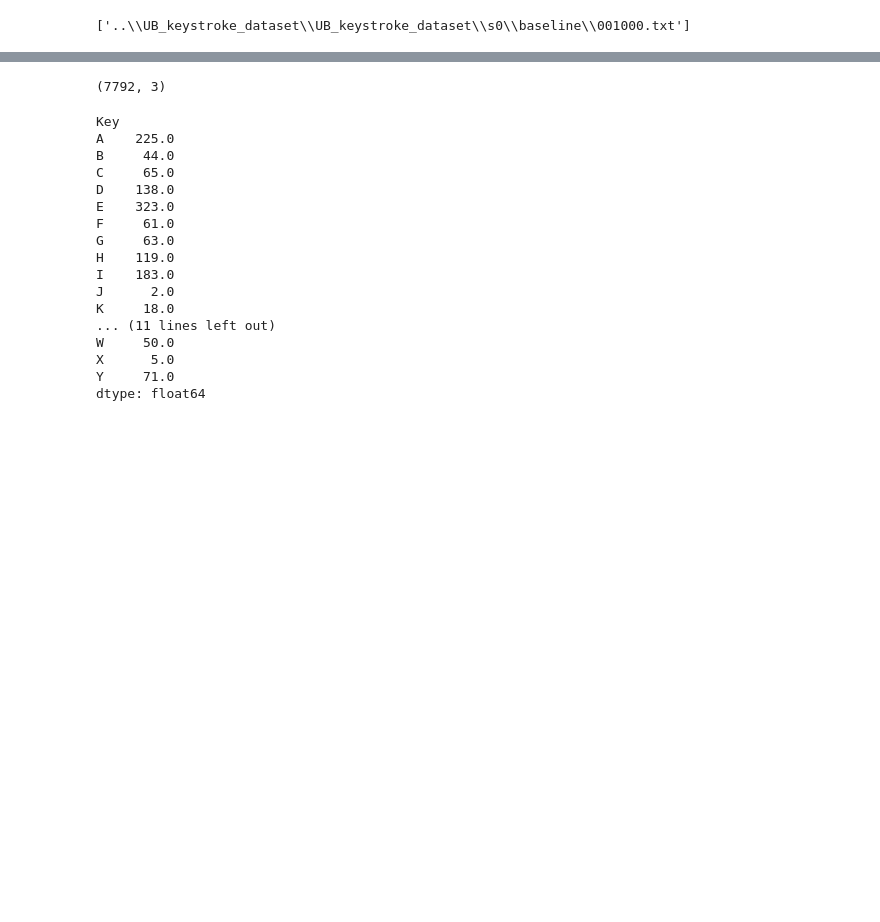
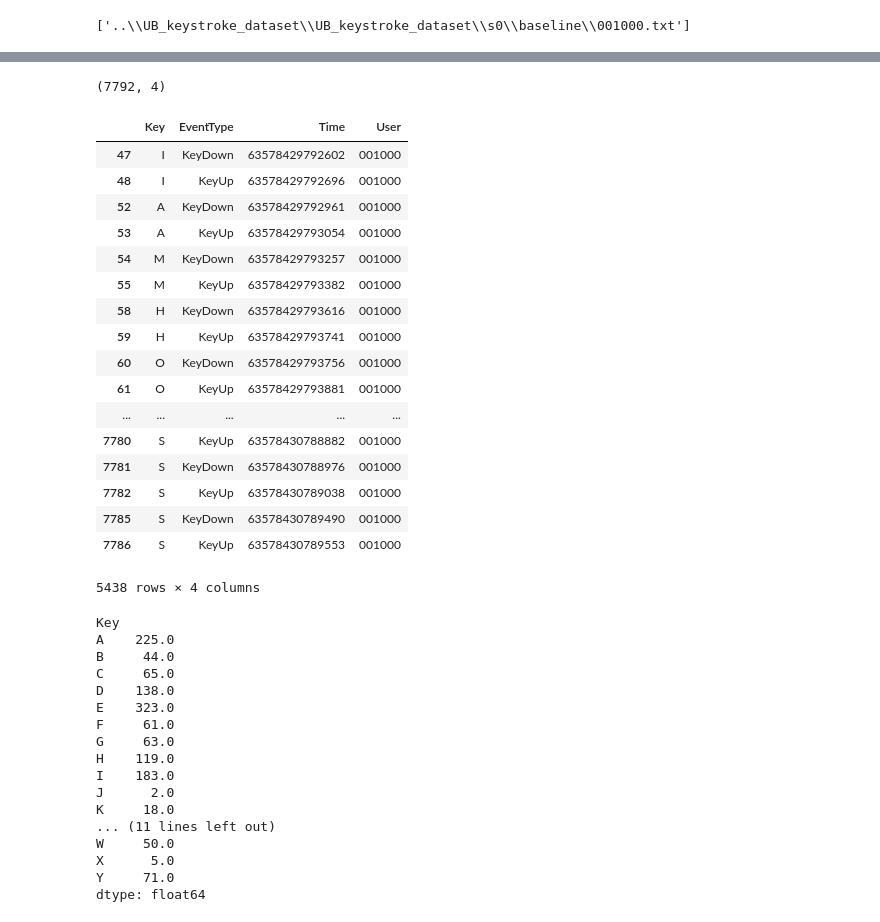
Before and after one commit to UsmanRehmat/Keystroke-authentication, a Jupyter notebook: GMM.ipynb, the cells around one changed output, grey strips where cells are left out. Cells and saved outputs as stored; diff of their text form; code cells hidden in the pictures; blank space fills up the shorter version.

```diff
--- a/GMM.ipynb
+++ b/GMM.ipynb
@@ -29,10 +56,33 @@ for file in files[0:1]:
 # %%
-df = pd.DataFrame.from_records(items, columns=['Key', 'EventType','Time'])
-print (df.shape)
+#Creating dataframes
+def CreateDataFrame(items,columns):
+    df = pd.DataFrame.from_records(items, columns=['Key', 'EventType','Time','User'])
+    return df
-# %% [output]
-(7792, 3)
 # %%
+df=CreateDataFrame(items,columns=['Key', 'EventType','Time','User'])
+print (df.shape)
 temp=df[df["Key"].str.match('^.*[A-Z]$')]
+temp
+# %% [output]
+(7792, 4)
+|  | Key | EventType | Time | User |
+| 47 | I | KeyDown | 63578429792602 | 001000 |
+| 48 | I | KeyUp | 63578429792696 | 001000 |
+| 52 | A | KeyDown | 63578429792961 | 001000 |
+| 53 | A | KeyUp | 63578429793054 | 001000 |
+| 54 | M | KeyDown | 63578429793257 | 001000 |
+| 55 | M | KeyUp | 63578429793382 | 001000 |
+| 58 | H | KeyDown | 63578429793616 | 001000 |
+| 59 | H | KeyUp | 63578429793741 | 001000 |
+| 60 | O | KeyDown | 63578429793756 | 001000 |
+| 61 | O | KeyUp | 63578429793881 | 001000 |
+| ... | ... | ... | ... | ... |
+| 7780 | S | KeyUp | 63578430788882 | 001000 |
+| 7781 | S | KeyDown | 63578430788976 | 001000 |
+| 7782 | S | KeyUp | 63578430789038 | 001000 |
+| 7785 | S | KeyDown | 63578430789490 | 001000 |
+| 7786 | S | KeyUp | 63578430789553 | 001000 |
+5438 rows × 4 columns
 # %%
 temp.groupby("Key").size()/2
 # %% [output]
```
Also changed, not shown: parts of 15 cells of this notebook.
